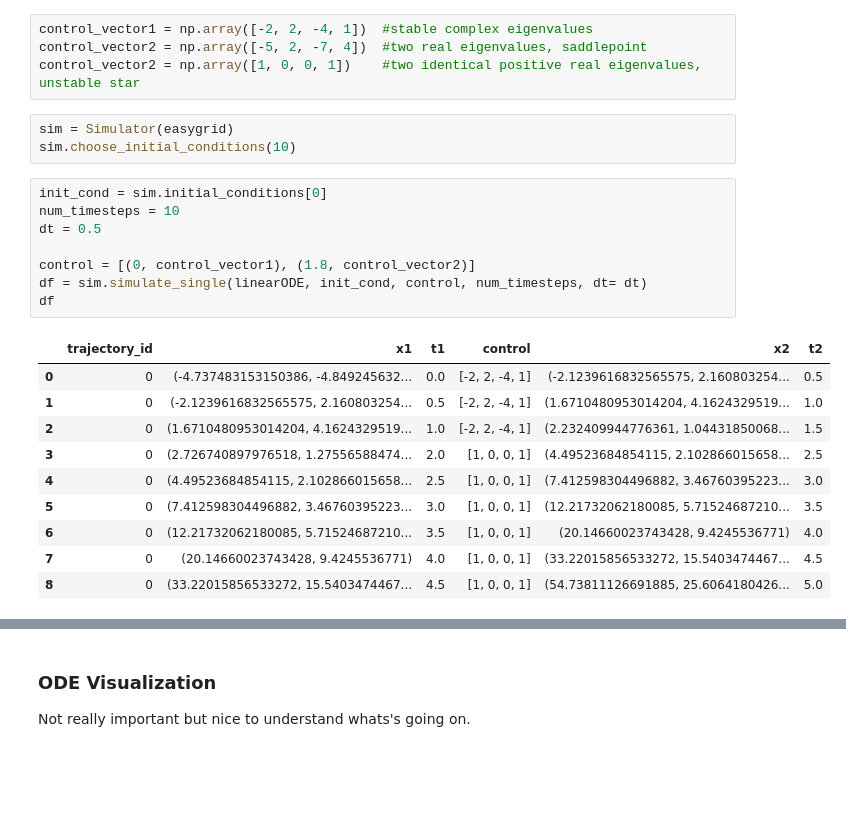
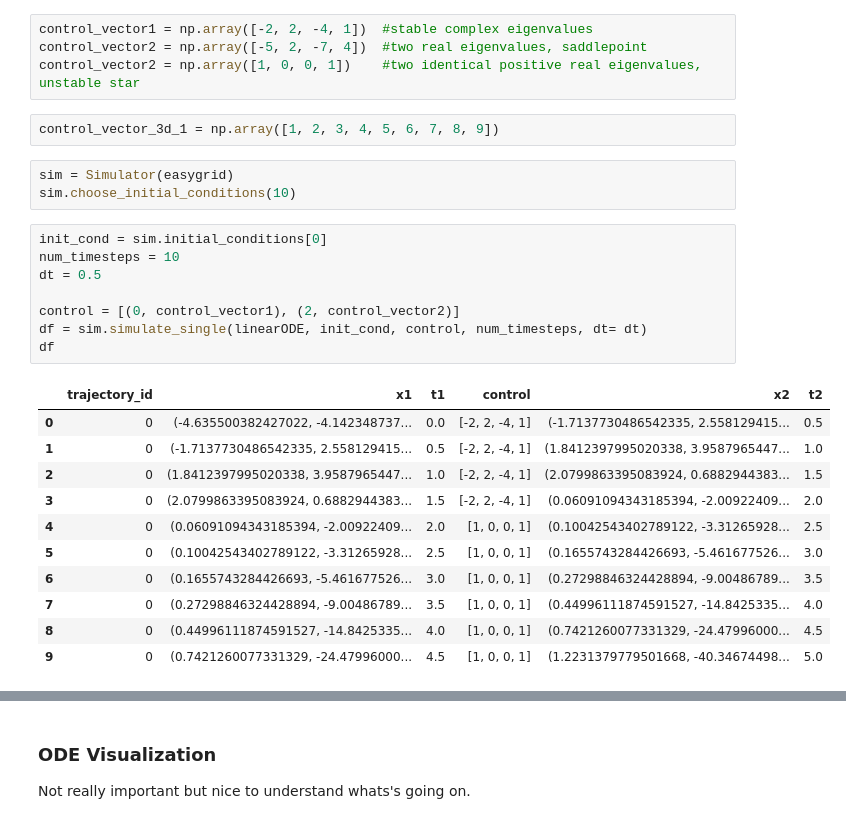
Before and after one commit to Lighfe/mdp-world-model, a Jupyter notebook: data_generation/simulations/NewGridAndSimulation.ipynb, the cells around one changed output, grey strips where cells are left out. Cells and saved outputs as stored; diff of their text form; blank space fills up the shorter version.

```diff
--- a/data_generation/simulations/NewGridAndSimulation.ipynb
+++ b/data_generation/simulations/NewGridAndSimulation.ipynb
@@ -396,28 +408,31 @@ def linearODE(t, state, control):
 control_vector1 = np.array([-2, 2, -4, 1])  #stable complex eigenvalues
 control_vector2 = np.array([-5, 2, -7, 4])  #two real eigenvalues, saddlepoint
 control_vector2 = np.array([1, 0, 0, 1])    #two identical positive real eigenvalues, unstable star
+# %%
+control_vector_3d_1 = np.array([1, 2, 3, 4, 5, 6, 7, 8, 9])
 # %%
 sim = Simulator(easygrid)
 sim.choose_initial_conditions(10)
 # %%
 init_cond = sim.initial_conditions[0]
 num_timesteps = 10
 dt = 0.5
 
-control = [(0, control_vector1), (1.8, control_vector2)]
+control = [(0, control_vector1), (2, control_vector2)]
 df = sim.simulate_single(linearODE, init_cond, control, num_timesteps, dt= dt)
 df
 # %% [output]
 |  | trajectory_id | x1 | t1 | control | x2 | t2 |
-| 0 | 0 | (-4.737483153150386, -4.849245632... | 0.0 | [-2, 2, -4, 1] | (-2.1239616832565575, 2.160803254... | 0.5 |
-| 1 | 0 | (-2.1239616832565575, 2.160803254... | 0.5 | [-2, 2, -4, 1] | (1.6710480953014204, 4.1624329519... | 1.0 |
-| 2 | 0 | (1.6710480953014204, 4.1624329519... | 1.0 | [-2, 2, -4, 1] | (2.232409944776361, 1.04431850068... | 1.5 |
-| 3 | 0 | (2.726740897976518, 1.27556588474... | 2.0 | [1, 0, 0, 1] | (4.49523684854115, 2.102866015658... | 2.5 |
-| 4 | 0 | (4.49523684854115, 2.102866015658... | 2.5 | [1, 0, 0, 1] | (7.412598304496882, 3.46760395223... | 3.0 |
-| 5 | 0 | (7.412598304496882, 3.46760395223... | 3.0 | [1, 0, 0, 1] | (12.21732062180085, 5.71524687210... | 3.5 |
-| 6 | 0 | (12.21732062180085, 5.71524687210... | 3.5 | [1, 0, 0, 1] | (20.14660023743428, 9.4245536771) | 4.0 |
-| 7 | 0 | (20.14660023743428, 9.4245536771) | 4.0 | [1, 0, 0, 1] | (33.22015856533272, 15.5403474467... | 4.5 |
-| 8 | 0 | (33.22015856533272, 15.5403474467... | 4.5 | [1, 0, 0, 1] | (54.73811126691885, 25.6064180426... | 5.0 |
+| 0 | 0 | (-4.635500382427022, -4.142348737... | 0.0 | [-2, 2, -4, 1] | (-1.7137730486542335, 2.558129415... | 0.5 |
+| 1 | 0 | (-1.7137730486542335, 2.558129415... | 0.5 | [-2, 2, -4, 1] | (1.8412397995020338, 3.9587965447... | 1.0 |
+| 2 | 0 | (1.8412397995020338, 3.9587965447... | 1.0 | [-2, 2, -4, 1] | (2.0799863395083924, 0.6882944383... | 1.5 |
+| 3 | 0 | (2.0799863395083924, 0.6882944383... | 1.5 | [-2, 2, -4, 1] | (0.06091094343185394, -2.00922409... | 2.0 |
+| 4 | 0 | (0.06091094343185394, -2.00922409... | 2.0 | [1, 0, 0, 1] | (0.10042543402789122, -3.31265928... | 2.5 |
+| 5 | 0 | (0.10042543402789122, -3.31265928... | 2.5 | [1, 0, 0, 1] | (0.1655743284426693, -5.461677526... | 3.0 |
+| 6 | 0 | (0.1655743284426693, -5.461677526... | 3.0 | [1, 0, 0, 1] | (0.27298846324428894, -9.00486789... | 3.5 |
+| 7 | 0 | (0.27298846324428894, -9.00486789... | 3.5 | [1, 0, 0, 1] | (0.44996111874591527, -14.8425335... | 4.0 |
+| 8 | 0 | (0.44996111874591527, -14.8425335... | 4.0 | [1, 0, 0, 1] | (0.7421260077331329, -24.47996000... | 4.5 |
+| 9 | 0 | (0.7421260077331329, -24.47996000... | 4.5 | [1, 0, 0, 1] | (1.2231379779501668, -40.34674498... | 5.0 |
 # %%
 num_timesteps = 4
 dt = 0.5
```
Also changed, not shown: parts of 6 cells of this notebook.
